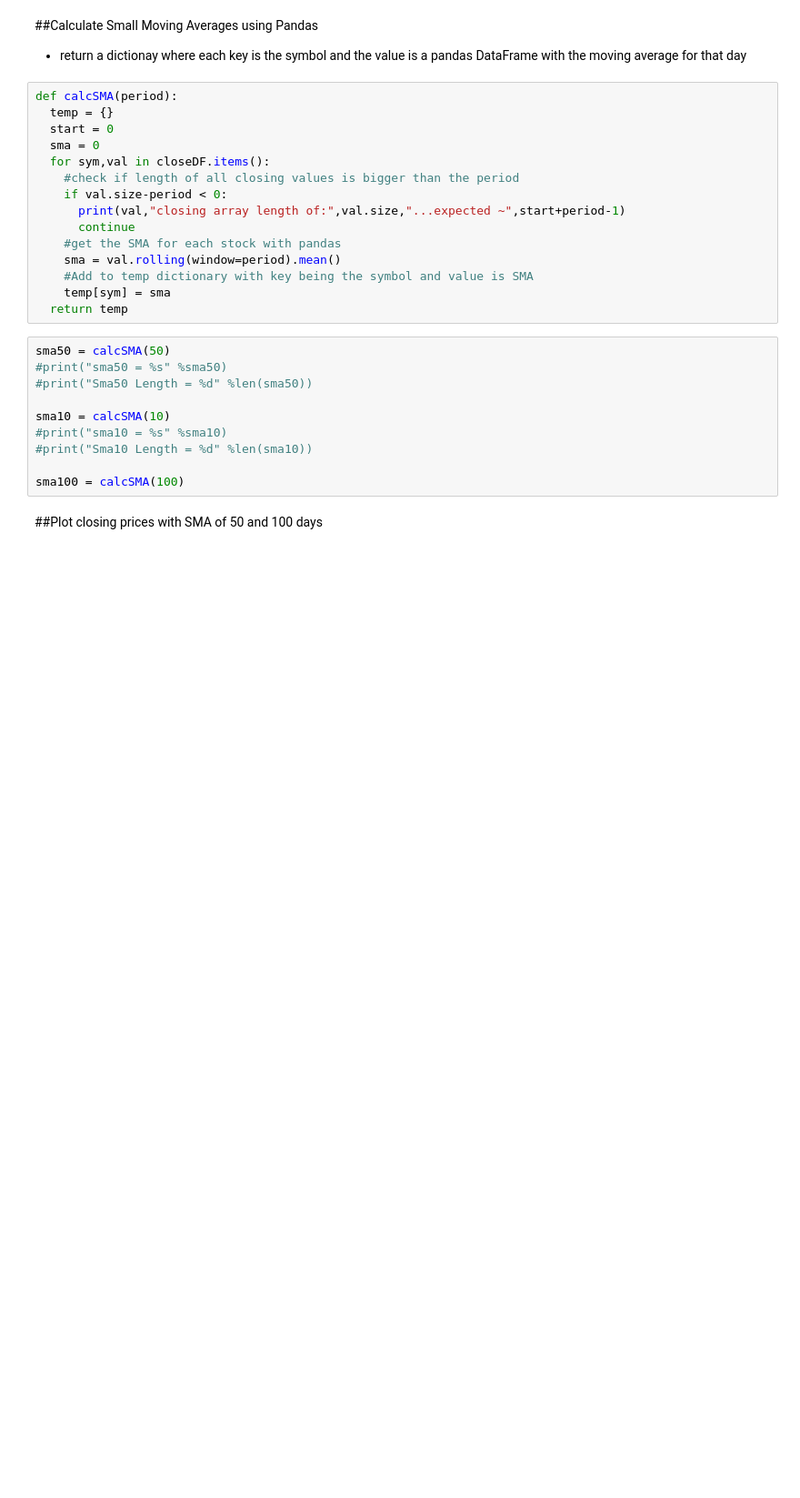
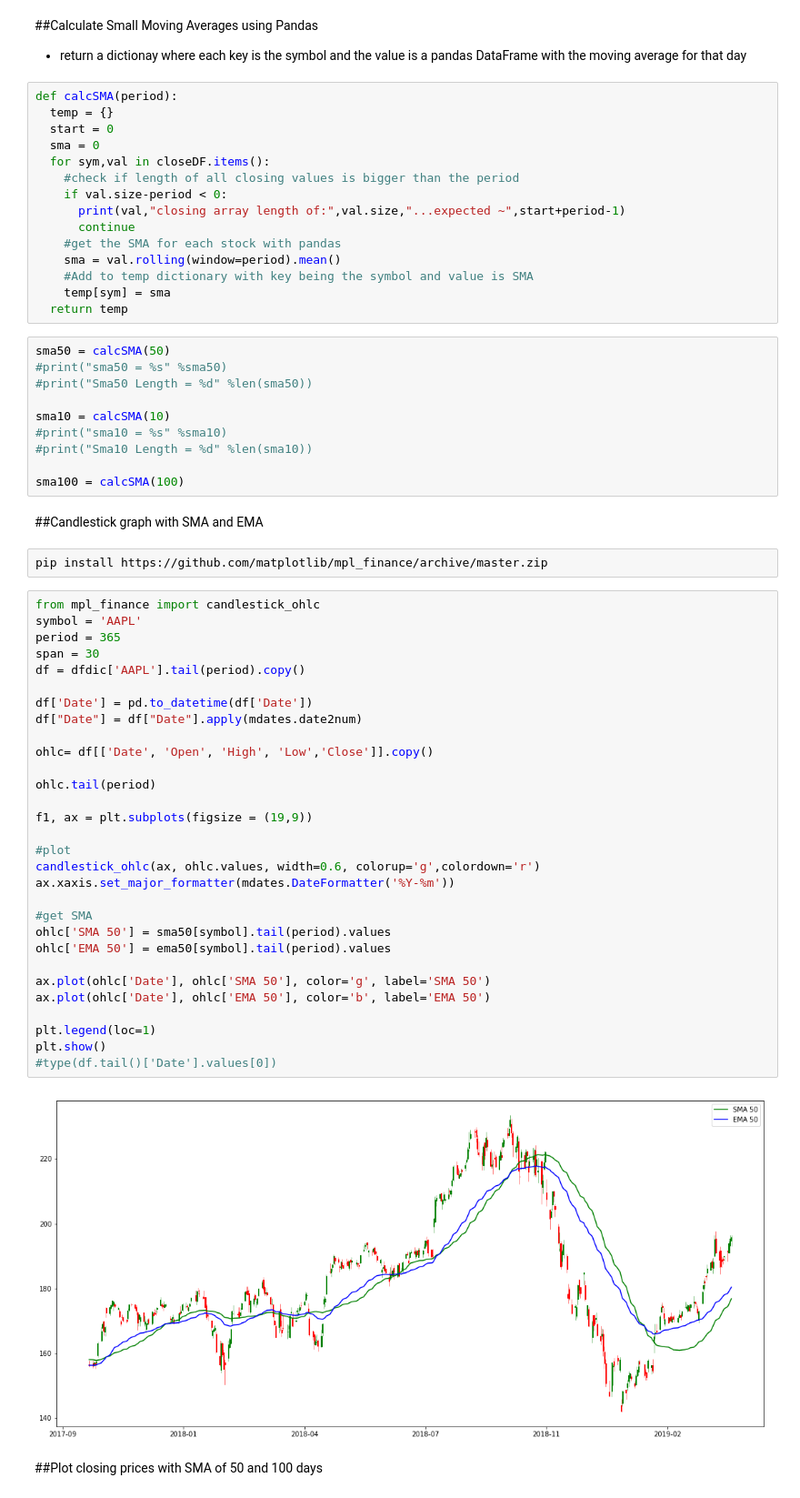
Before and after one commit to nicknovoa03/Stock-trader, a Jupyter notebook: analysis.ipynb, the cells around one changed output. Shown: that part at 91% size. Cells and saved outputs as stored; diff of their text form; blank space fills up the shorter version.

```diff
--- a/analysis.ipynb
+++ b/analysis.ipynb
@@ -73,6 +69,42 @@ sma10 = calcSMA(10)
 #print("Sma10 Length = %d" %len(sma10))
 
 sma100 = calcSMA(100)
+# %% [markdown]
+##Candlestick graph with SMA and EMA
+# %%
+pip install https://github.com/matplotlib/mpl_finance/archive/master.zip
+# %%
+from mpl_finance import candlestick_ohlc
+symbol = 'AAPL'
+period = 365
+span = 30
+df = dfdic['AAPL'].tail(period).copy()
+
+df['Date'] = pd.to_datetime(df['Date'])
+df["Date"] = df["Date"].apply(mdates.date2num)
+
+ohlc= df[['Date', 'Open', 'High', 'Low','Close']].copy()
+
+ohlc.tail(period)
+
+f1, ax = plt.subplots(figsize = (19,9))
+
+#plot
+candlestick_ohlc(ax, ohlc.values, width=0.6, colorup='g',colordown='r')
+ax.xaxis.set_major_formatter(mdates.DateFormatter('%Y-%m'))
+
+#get SMA
+ohlc['SMA 50'] = sma50[symbol].tail(period).values
+ohlc['EMA 50'] = ema50[symbol].tail(period).values
+
+ax.plot(ohlc['Date'], ohlc['SMA 50'], color='g', label='SMA 50')
+ax.plot(ohlc['Date'], ohlc['EMA 50'], color='b', label='EMA 50')
+
+plt.legend(loc=1)
+plt.show()
+#type(df.tail()['Date'].values[0])
+# %% [output]
+[figure, added]
 # %% [markdown]
 ##Plot closing prices with SMA of 50 and 100 days
 # %%
```
Also changed, not shown: parts of 7 cells of this notebook.
